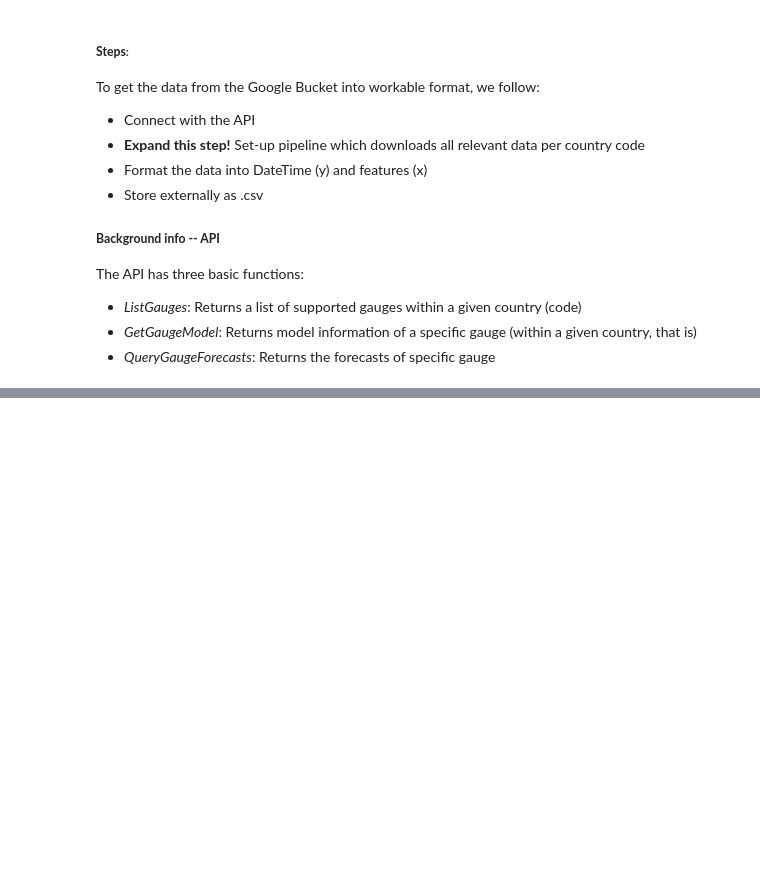
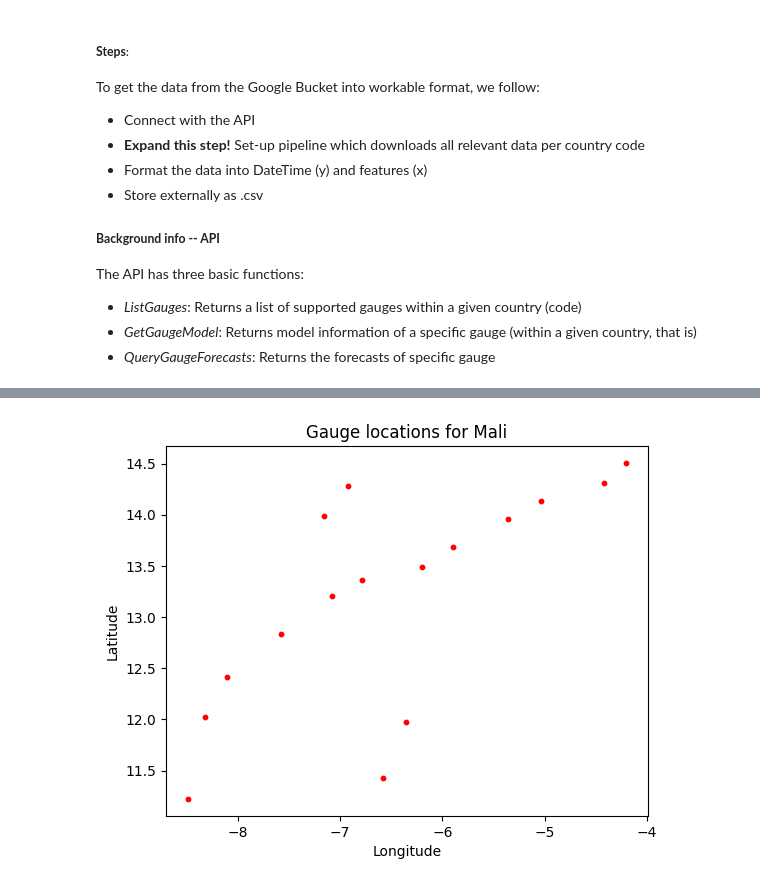
Before and after one commit to valentijn7/floods_repo, a Jupyter notebook: src/extract_data/use_API.ipynb, the cells around one changed output, grey strips where cells are left out. Drawn from its saved outputs; the diff is of its cells as text; code cells hidden in the pictures; blank space fills up the shorter version.

Commit message:
Now plots gauge locations automatically per country

```diff
--- a/src/extract_data/use_API.ipynb
+++ b/src/extract_data/use_API.ipynb
@@ -101,5 +137,5 @@ def print_gauges(gauges : List[Dict[str, Any]]) -> None:
     for gauge in gauges:
         print(f"{gauge['siteName']} ({gauge['gaugeId']})")
 # %%
-list_gauges = get_ListGauges('ML', path_API_key)
+df_gauges_ML = get_ListGauges('ML', path_API_key)
 # %%
@@ -112,0 +161,41 @@ print(list_gauges)
+# %%
+def convert_df_to_gdf(df : pd.DataFrame) -> gpd.GeoDataFrame:
+    """
+    Convert a DataFrame to a GeoDataFrame by taking the latitude and longitude columns
+
+    :param df: the DataFrame
+    :return: the GeoDataFrame
+    """
+    return gpd.GeoDataFrame(
+        df,
+        geometry = gpd.points_from_xy(df['longitude'], df['latitude']),
+        crs = 'EPSG:4326' # Uniform projection to WGS84
+    )
+
+
+def map_gauge_coordinates_of_country(df : pd.DataFrame, country : str) -> None:
+    """
+    Map gauge coordinates
+
+    :param df: the DataFrame with the gauges
+    :return: the GeoDataFrame
+    """
+    gdf = convert_df_to_gdf(df)
+
+    # try:
+    #     shape = gpd.read_file(f"../../data/shape_files/{country}_country_bounds.shp")
+    # except Exception as exc:
+    #     raise Exception(f'Error reading shape file: {exc}')
+
+    fig, ax = plt.subplots()
+    # shape.plot(ax = ax, color = 'lightgrey')
+    gdf.plot(ax = ax, color = 'red', markersize = 10)
+    ax.set_xlabel('Longitude')
+    ax.set_ylabel('Latitude')
+    ax.set_title(f'Gauge locations for {country}')
+    ax.set_aspect('equal') # Ensure unwarped aspect ratio
+    plt.show()
+# %%
+map_gauge_coordinates_of_country(df_gauges_ML, 'Mali')
+# %% [output]
+[figure, added]
```
Also changed, not shown: parts of 7 cells of this notebook, 2 other files.
